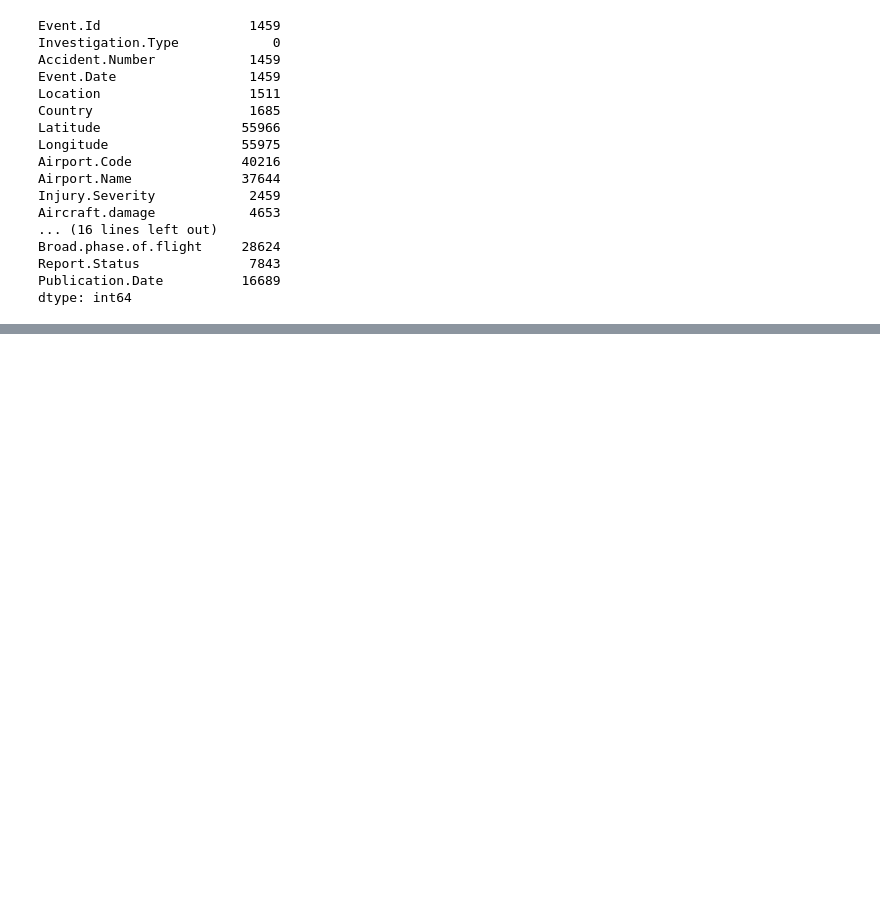
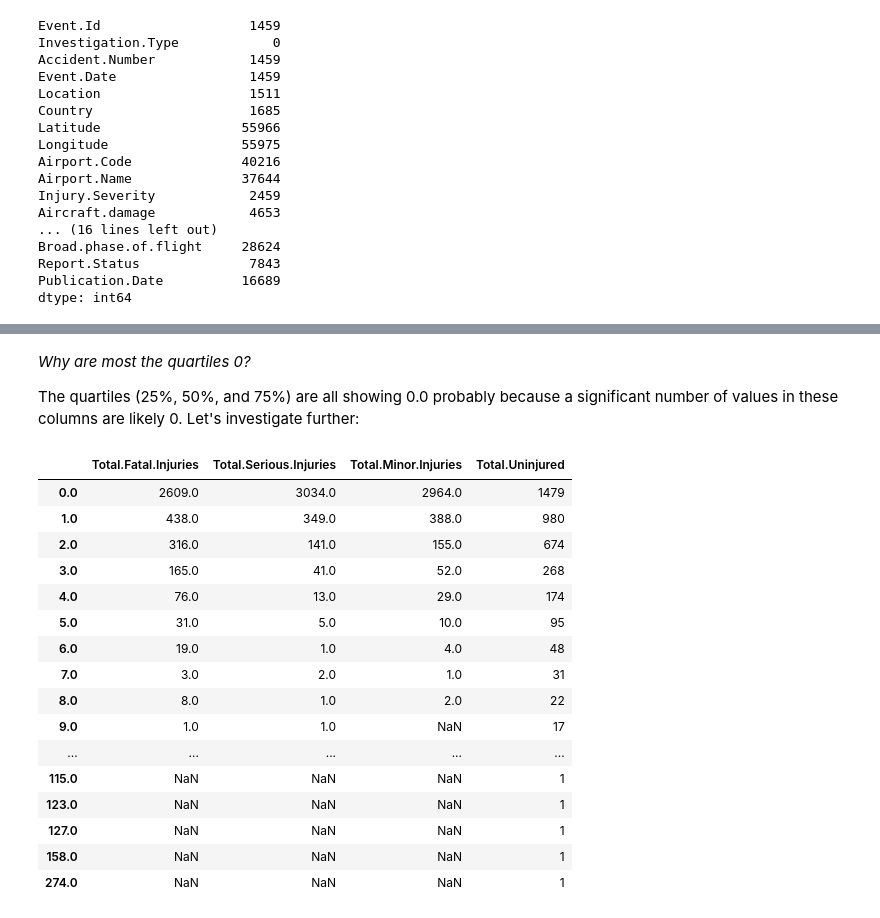
Before and after one commit to Tdoggie/phase-1-project, a Jupyter notebook: index.ipynb, the cells around one changed output, grey strips where cells are left out. Cells and saved outputs as stored; diff of their text form; code cells hidden in the pictures; blank space fills up the shorter version.

```diff
--- a/index.ipynb
+++ b/index.ipynb
@@ -161,0 +415,25 @@ df.describe()
+# %% [markdown]
+*Why are most the quartiles 0?*
+
+The quartiles (25%, 50%, and 75%) are all showing 0.0 probably because a significant number of values in these columns are likely 0. Let's investigate further:
+# %%
+# Check Value Counts
+df_clean[["Total.Fatal.Injuries", "Total.Serious.Injuries", "Total.Minor.Injuries", "Total.Uninjured"]].apply(pd.Series.value_counts)
+# %% [output]
+|  | Total.Fatal.Injuries | Total.Serious.Injuries | Total.Minor.Injuries | Total.Uninjured |
+| 0.0 | 2609.0 | 3034.0 | 2964.0 | 1479 |
+| 1.0 | 438.0 | 349.0 | 388.0 | 980 |
+| 2.0 | 316.0 | 141.0 | 155.0 | 674 |
+| 3.0 | 165.0 | 41.0 | 52.0 | 268 |
+| 4.0 | 76.0 | 13.0 | 29.0 | 174 |
+| 5.0 | 31.0 | 5.0 | 10.0 | 95 |
+| 6.0 | 19.0 | 1.0 | 4.0 | 48 |
+| 7.0 | 3.0 | 2.0 | 1.0 | 31 |
+| 8.0 | 8.0 | 1.0 | 2.0 | 22 |
+| 9.0 | 1.0 | 1.0 | NaN | 17 |
+| ... | ... | ... | ... | ... |
+| 115.0 | NaN | NaN | NaN | 1 |
+| 123.0 | NaN | NaN | NaN | 1 |
+| 127.0 | NaN | NaN | NaN | 1 |
+| 158.0 | NaN | NaN | NaN | 1 |
+| 274.0 | NaN | NaN | NaN | 1 |
```
Also changed, not shown: parts of 36 cells of this notebook, 1 other file.
